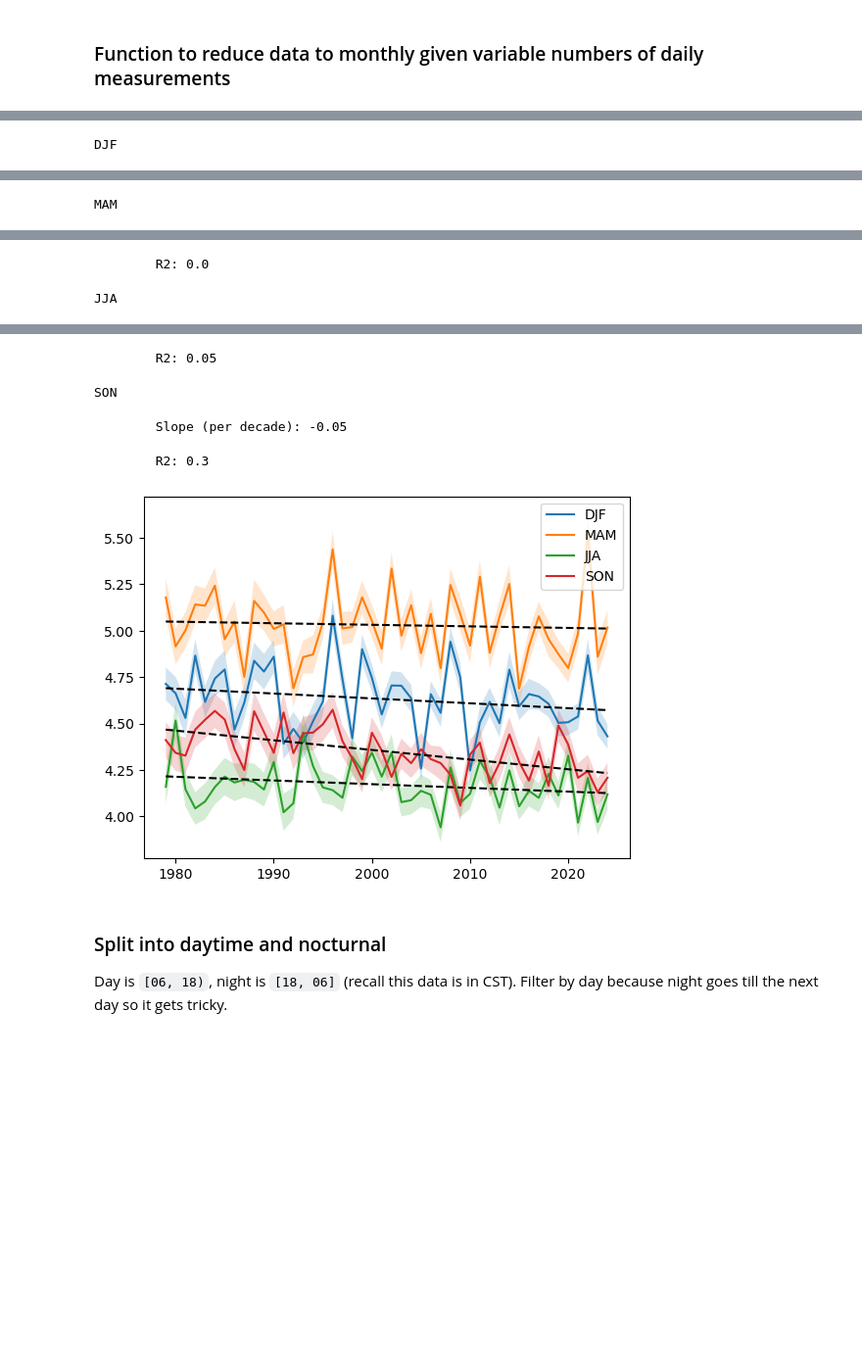
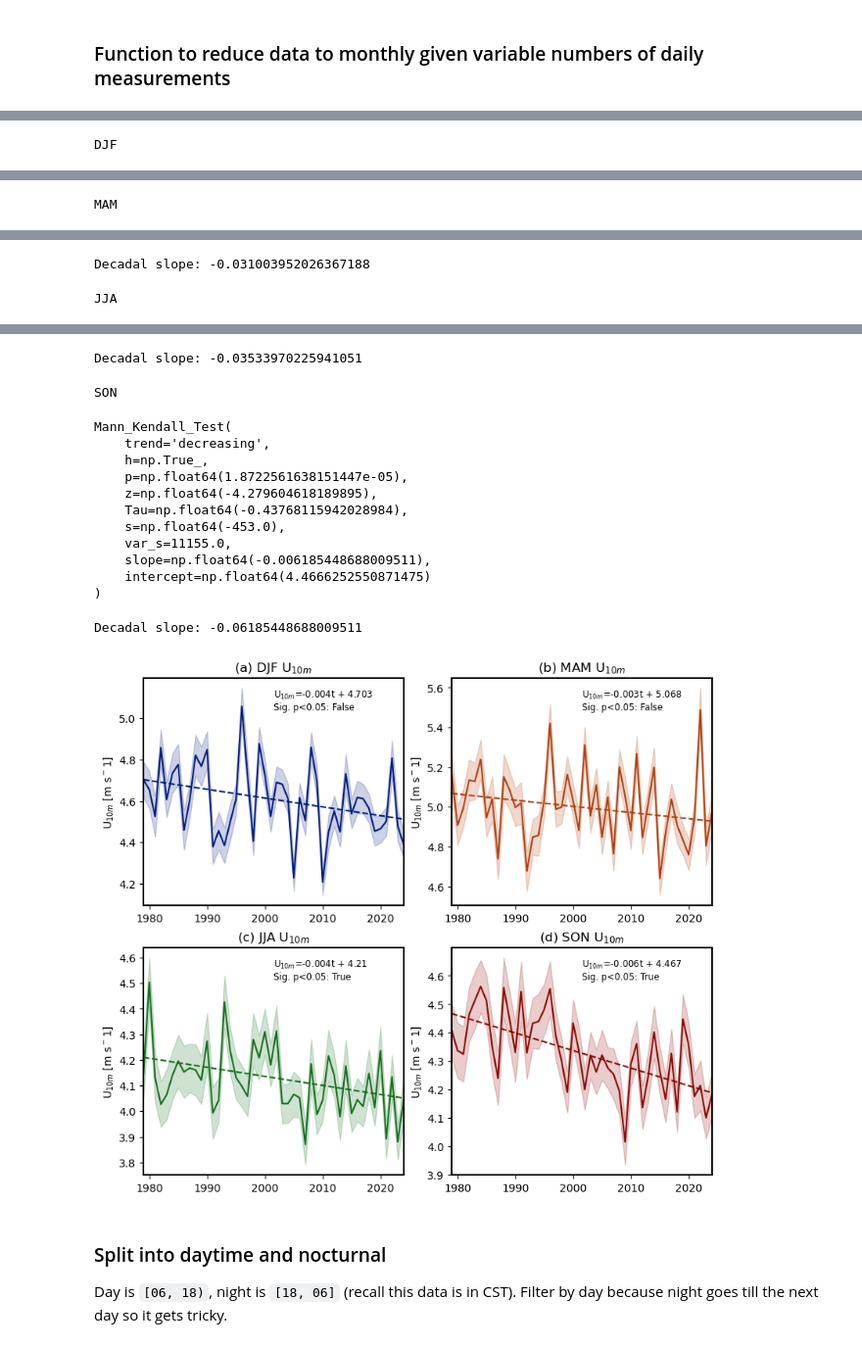
Before and after one commit to ivalencius/GPLLJ, a Jupyter notebook: src/GHCNh_cna.ipynb, the cells around one changed output, grey strips where cells are left out. Shown at 98% size. Cells and saved outputs as stored; diff of their text form; code cells hidden in the pictures; blank space fills up the shorter version.

```diff
--- a/src/GHCNh_cna.ipynb
+++ b/src/GHCNh_cna.ipynb
@@ -301,0 +328,18 @@ R2: 0.13
+# %%
+fig, ax = plt.subplots()
+# y = y-np.mean(y[:5])
+err = yearly['wind_stderr'].to_numpy()*1.96 # z-score for 95%
+ax.plot(x, y, color='k')
+ax.fill_between(x, y-err, y+err, color='k', alpha=0.25)
+# regress
+new_y = result.intercept+result.slope*(x-1979)
+ax.plot(x, new_y, color='k', linestyle='dashed')
+txt='U$_{10m}$='+str(round(result.slope, 3))+'t + '+str(round(result.intercept, 3))+f'\nSig. p<0.01: {result.h}'
+ax.text(0.7, 0.9, txt, fontsize='small', horizontalalignment='left', verticalalignment='center', transform=ax.transAxes)
+ax.set_xlim(x[0], x[-1])
+ax.set_ylabel('U$_{10m}$ [m s$^-1$]')
+ax.set_title('Mean Yearly U$_{10m}$\nCNA Region')
+for spine in ax.spines.values():
+    spine.set_linewidth(1.5)
+plt.savefig(os.path.join(FIG_DIR, 'GHCNh_cna_yearly_U10m.png'), dpi=300)
+plt.show()
@@ -302,6 +348,14 @@ R2: 0.13
 # %%
-fig, ax = plt.subplots()
-for season in ['DJF', 'MAM', 'JJA', 'SON']:
+from string import ascii_lowercase
+import seaborn as sns
+import itertools
+
+palette = itertools.cycle(sns.color_palette('dark'))
+
+fig = plt.figure(figsize=(8,7), constrained_layout=True)
+gs = fig.add_gridspec(ncols=2, nrows=2)
+for i, season in enumerate(['DJF', 'MAM', 'JJA', 'SON']):
+    ax = fig.add_subplot(gs[i])
     s_yearly = (
         df_mo
         .filter(pl.col('season') == season)
@@ -312,18 +366,26 @@ for season in ['DJF', 'MAM', 'JJA', 'SON']:
     )
     x = s_yearly['time'].dt.year().to_numpy()
     y = s_yearly['wind_mean'].to_numpy()
+    c = next(palette)
     # y = y-np.mean(y)
-    err = s_yearly['wind_stderr'].to_numpy()*1.96 # z-score
-    ax.plot(x, y, label=season)
-    ax.fill_between(x, y-err, y+err, alpha=0.2)
-    # regress
-    xx = x.reshape(-1, 1)
-    reg = LinearRegression().fit(xx, y)
-    ax.plot(x, reg.predict(xx), color='k', linestyle='dashed')
-    print(season)
-    print(f'\tSlope (per decade): {round(reg.coef_[0]*10, 2)}')
-    print(f'\tR2: {round(reg.score(xx, y), 2)}')
-ax.legend()
+    err = s_yearly['wind_stderr'].to_numpy()*1.96 # z-score for 95%
+    ax.plot(x, y, color=c)
+    ax.fill_between(x, y-err, y+err, alpha=0.2, color=c)
+    # Perform a Mann-Kendall test to see if there is a monotonic decreasing or increasing trend
+    result = mk.original_test(y, alpha=0.05)
+    print('\n\n'+season)
+    print(result)
+    print(f'Decadal slope: {result.slope*10}')
+    new_y = result.intercept+result.slope*(x-1979)
+    ax.plot(x, new_y, color=c, linestyle='dashed')
+    txt='U$_{10m}$='+str(round(result.slope, 3))+'t + '+str(round(result.intercept, 3))+f'\nSig. p<0.05: {result.h}'
+    ax.text(0.5, 0.9, txt, fontsize='small', horizontalalignment='left', verticalalignment='center', transform=ax.transAxes)
+    ax.set_xlim(x[0], x[-1])
+    ax.set_ylabel('U$_{10m}$ [m s$^-1$]')
+    ax.set_title(f'({ascii_lowercase[i]}) {season}'+' U$_{10m}$')
+    for spine in ax.spines.values():
+        spine.set_linewidth(1.5)
+plt.savefig(os.path.join(FIG_DIR, 'GHCNh_cna_yearly_U10m_by_season.png'), dpi=300)
 plt.show()
 # %% [output]
 DJF
@@ -334,2 +416,2 @@ MAM
-        R2: 0.0
+Decadal slope: -0.031003952026367188
 JJA
@@ -337,8 +429,18 @@ JJA
-        R2: 0.05
+Decadal slope: -0.03533970225941051
 SON
-        Slope (per decade): -0.05
+Mann_Kendall_Test(
+    trend='decreasing',
+    h=np.True_,
+    p=np.float64(1.8722561638151447e-05),
+    z=np.float64(-4.279604618189895),
+    Tau=np.float64(-0.43768115942028984),
+    s=np.float64(-453.0),
+    var_s=11155.0,
+    slope=np.float64(-0.006185448688009511),
+    intercept=np.float64(4.4666252550871475)
+)
-        R2: 0.3
+Decadal slope: -0.06185448688009511
-[figure, old version]
+[figure, new version]
 # %% [markdown]
 ### Split into daytime and nocturnal
 
```
Also changed, not shown: parts of 17 cells of this notebook, 8 other files.
